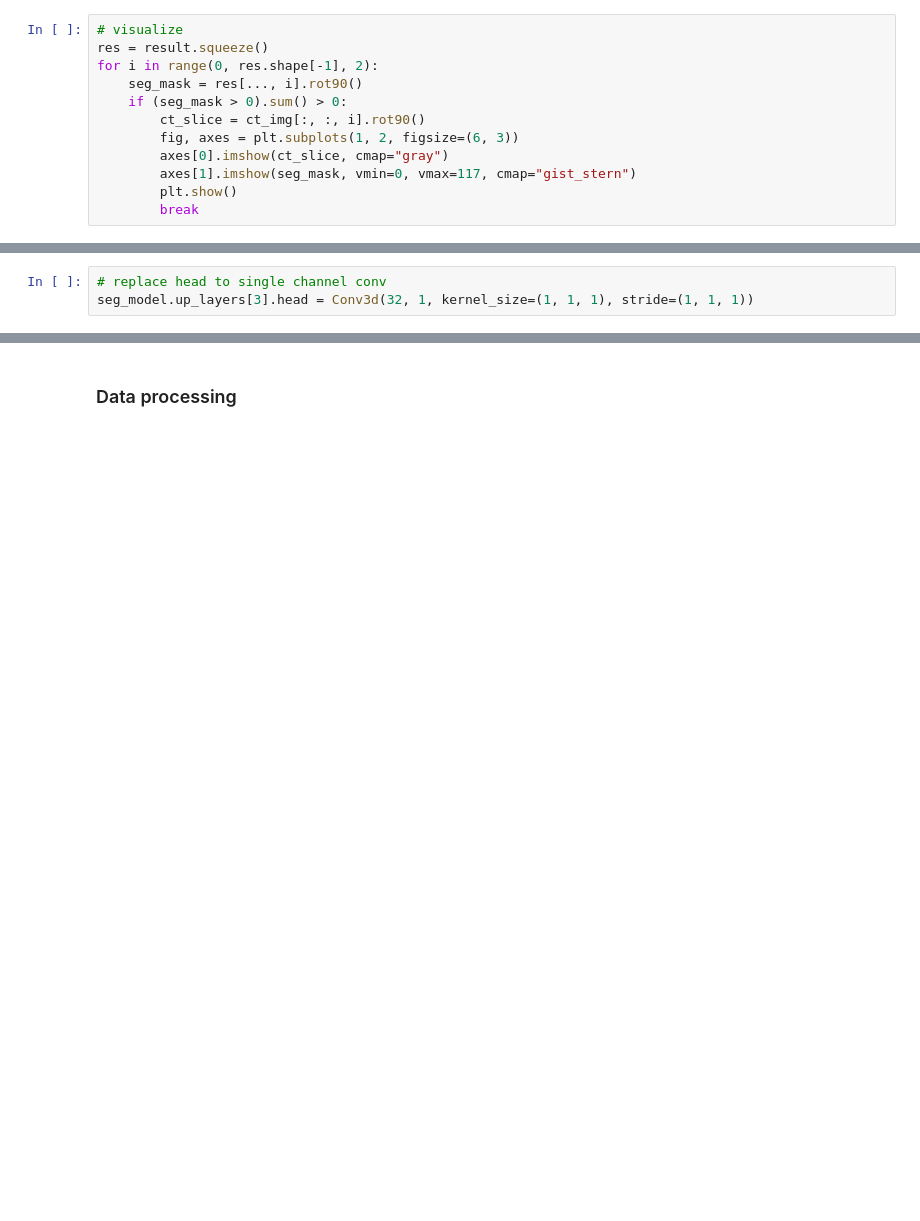
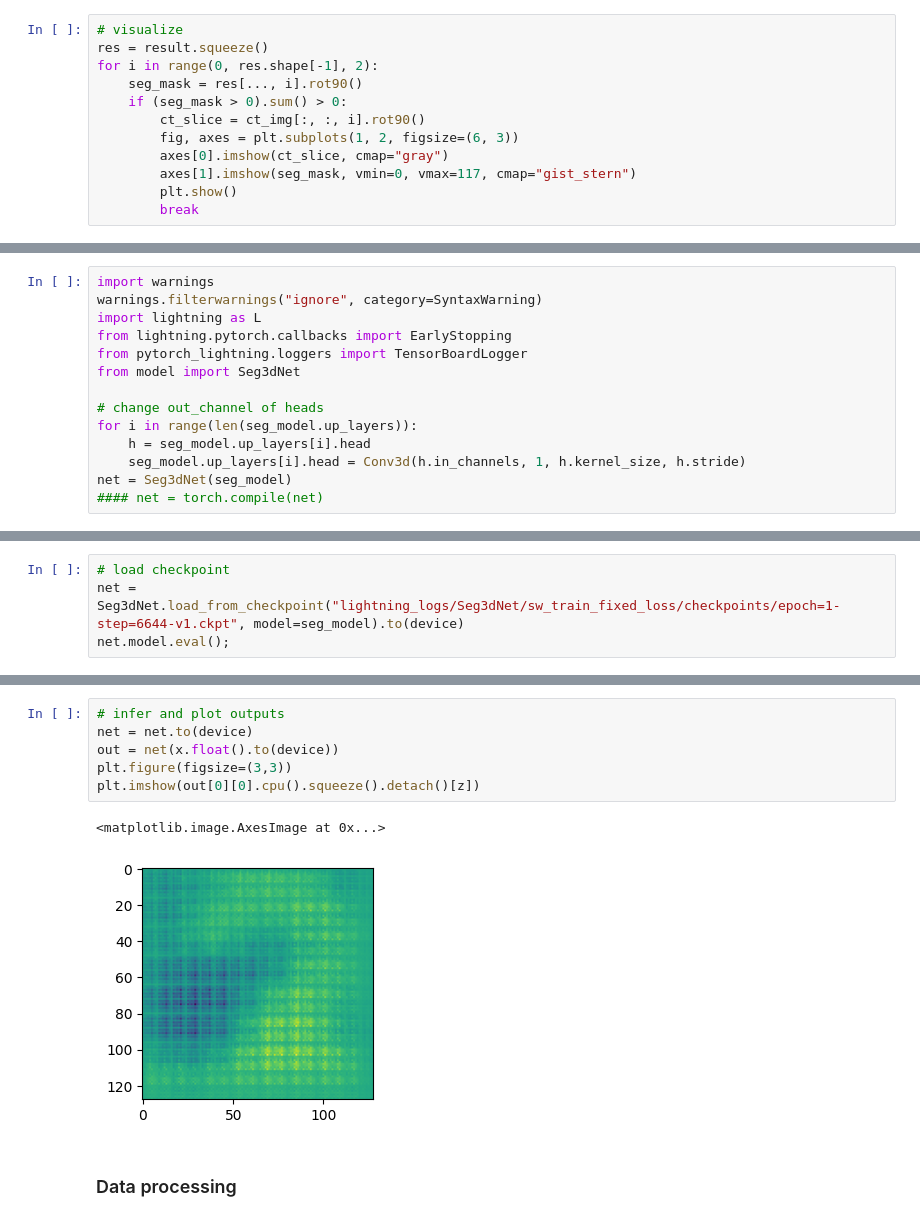
Before and after one commit to sfsy1/ctseg, a Jupyter notebook: 3d_seg/ct-fm.ipynb, the cells around one changed output, grey strips where cells are left out. Drawn from its saved outputs; the diff is of its cells as text; blank space fills up the shorter version.

```diff
--- a/3d_seg/ct-fm.ipynb
+++ b/3d_seg/ct-fm.ipynb
@@ -78,3 +126,0 @@ from utils.plot import transparent_cmap
-# %%
-# replace head to single channel conv
-seg_model.up_layers[3].head = Conv3d(32, 1, kernel_size=(1, 1, 1), stride=(1, 1, 1))
@@ -80,0 +129,14 @@ seg_model.up_layers[3].head = Conv3d(32, 1, kernel_size=(1, 1, 1), stride=(1, 1,
+# %%
+import warnings
+warnings.filterwarnings("ignore", category=SyntaxWarning)
+import lightning as L
+from lightning.pytorch.callbacks import EarlyStopping
+from pytorch_lightning.loggers import TensorBoardLogger
+from model import Seg3dNet
+
+# change out_channel of heads
+for i in range(len(seg_model.up_layers)):
+    h = seg_model.up_layers[i].head
+    seg_model.up_layers[i].head = Conv3d(h.in_channels, 1, h.kernel_size, h.stride)
+net = Seg3dNet(seg_model)
+#### net = torch.compile(net)
@@ -80,0 +173,4 @@ seg_model.up_layers[3].head = Conv3d(32, 1, kernel_size=(1, 1, 1), stride=(1, 1,
+# %%
+# load checkpoint
+net = Seg3dNet.load_from_checkpoint("lightning_logs/Seg3dNet/sw_train_fixed_loss/checkpoints/epoch=1-step=6644-v1.ckpt", model=seg_model).to(device)
+net.model.eval();
@@ -81,3 +187,12 @@ seg_model.up_layers[3].head = Conv3d(32, 1, kernel_size=(1, 1, 1), stride=(1, 1,
+# %%
+# infer and plot outputs
+net = net.to(device)
+out = net(x.float().to(device))
+plt.figure(figsize=(3,3))
+plt.imshow(out[0][0].cpu().squeeze().detach()[z])
+# %% [output]
+<matplotlib.image.AxesImage at 0x...>
+[figure, added]
 # %% [markdown]
 ### Data processing
 # %%
```
Also changed, not shown: parts of 14 cells of this notebook, 2 other files.
